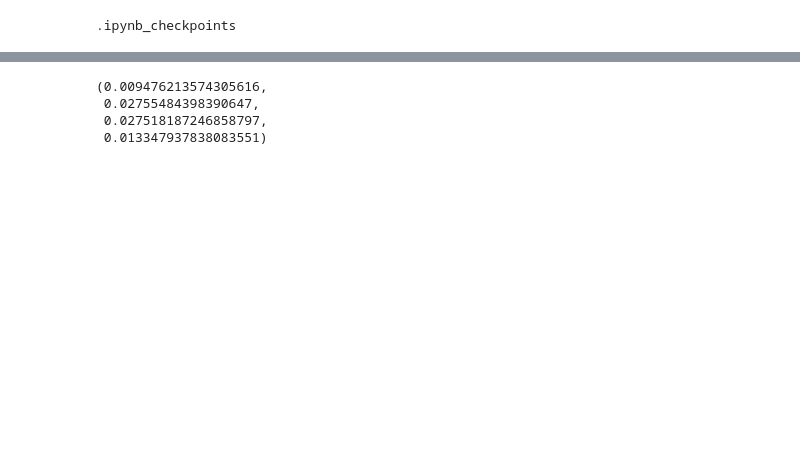
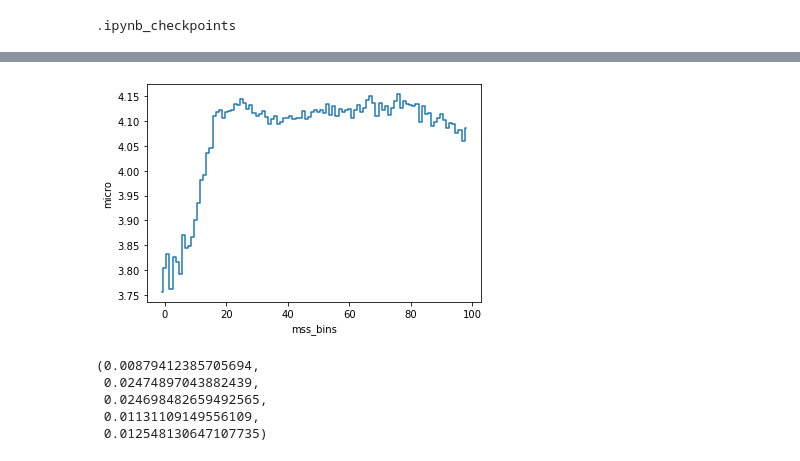
Before and after one commit to Syverkok/Master_Thesis_Syver, a Jupyter notebook: nice_code/Untitled.ipynb, the cells around one changed output, grey strips where cells are left out. Saved outputs shown, nothing was run; the diff lists cells and outputs as text; code cells hidden in the pictures; blank space fills up the shorter version.

```diff
--- a/nice_code/Untitled.ipynb
+++ b/nice_code/Untitled.ipynb
@@ -151,7 +151,8 @@ df['total_wind'] = np.sqrt((df.wind_u10)**2 + (df.wind_v10)**2)
 df['micro_mass'] = interp_micro_mass(df['lon'], df['lat'])
 df['abundace'] = interp_micro_abu(df['lon'], df['lat'])
 df = df.dropna()
-df['mss_anomaly'] = (df.mss_cygnss-df.mss_towards_wind)/df.mss_towards_wind
+df['mss_anomaly'] = (df.mss_cygnss-df.mss_wind_current)/df.mss_wind_current
+df = df[df.total_wind <= 10]
 df
 # %% [output]
 |  | lon | lat | mss_cygnss | mss_wind_current | mss_towards_wind | mss_towards_delta | nbrcs | ... |
@@ -170,7 +171,24 @@ df
+# %%
+top_frac = 0.064 * df['total_wind'] ** 3 - 0.214 * df['total_wind'] ** 2 + 1.216 ** df['total_wind'] + 1.105
+bot_frac = df['total_wind'] ** 3 + 18.180 * df['total_wind'] ** 2 - 117.600 * df['total_wind'] + 706.9
+mss_from_kotsberg = top_frac / bot_frac
+df['mss_from_kotsberg'] = mss_from_kotsberg
+df['mss_towards_wind'] = df['mss_towards_wind']*0.40
+df['mss_anomaly'] = (df.mss_cygnss-df.mss_towards_wind)/df.mss_towards_wind
 # %%
 df = df[df.mss_anomaly < 1]
 df = df[df.mss_anomaly > -1]
-fig = px.density_heatmap(df, y="micro_mass", x="mss_anomaly" ,color_continuous_scale=px.colors.sequential.Blackbody)
+df = df[df.total_wind <= 10]
+df = df[df.abundace >= 3.6]
+fig = px.density_heatmap(df, y="abundace", x="mss_anomaly", nbinsx = 100, nbinsy = 100, color_continuous_scale=px.colors.sequential.Blackbody)
 fig.show()
 # %% [output]
 [interactive output not drawn]
+# %%
+bin_df = pd.DataFrame({'mss':df.mss_anomaly, 'micro' : df.abundace })
+cut = pd.cut(bin_df['mss'], bins = np.linspace(bin_df.mss.min(), bin_df.mss.max(), 100)).cat.codes
+bin_df['mss_bins'] = cut
+cut = pd.cut(bin_df['mss'], bins = np.linspace(bin_df.mss.min(), bin_df.mss.max(), 100))
+bin_df['mss_bins_ranges'] = cut
+bin_df = bin_df[bin_df.mss_bins == 40]
+bin_df
@@ -177,7 +209,23 @@ fig.show()
+# %%
+mean_micro_by_bin = bin_df.groupby(['mss_bins'], as_index=False)['micro'].mean()
+#mean_micro_by_bin = mean_micro_by_bin[mean_micro_by_bin.mss_bins > 25]
+#mean_micro_by_bin = mean_micro_by_bin[mean_micro_by_bin.mss_bins < 50]
+mean_micro_by_bin
+plt.step(
+    mean_micro_by_bin['mss_bins'],
+    mean_micro_by_bin['micro'],
+    where='mid',
+)
+plt.xlabel('mss_bins')
+plt.ylabel('micro')
+plt.show()
+# %% [output]
+[figure, added]
 # %%
-df['mss_cygnss'].mean(), df['mss_towards_wind'].mean(), df['mss_towards_delta'].mean(), df['mss_wind_current'].mean()
+df['mss_cygnss'].mean(), df['mss_towards_wind'].mean(), df['mss_towards_delta'].mean(), df['mss_wind_current'].mean(), df['mss_from_kotsberg'].mean()
 # %% [output]
-(0.009476213574305616,
- 0.02755484398390647,
- 0.027518187246858797,
- 0.013347937838083551)
+(0.00879412385705694,
+ 0.02474897043882439,
+ 0.024698482659492565,
+ 0.01131109149556109,
+ 0.012548130647107735)
```
Also changed, not shown: parts of 2 cells of this notebook, 2 other files.
